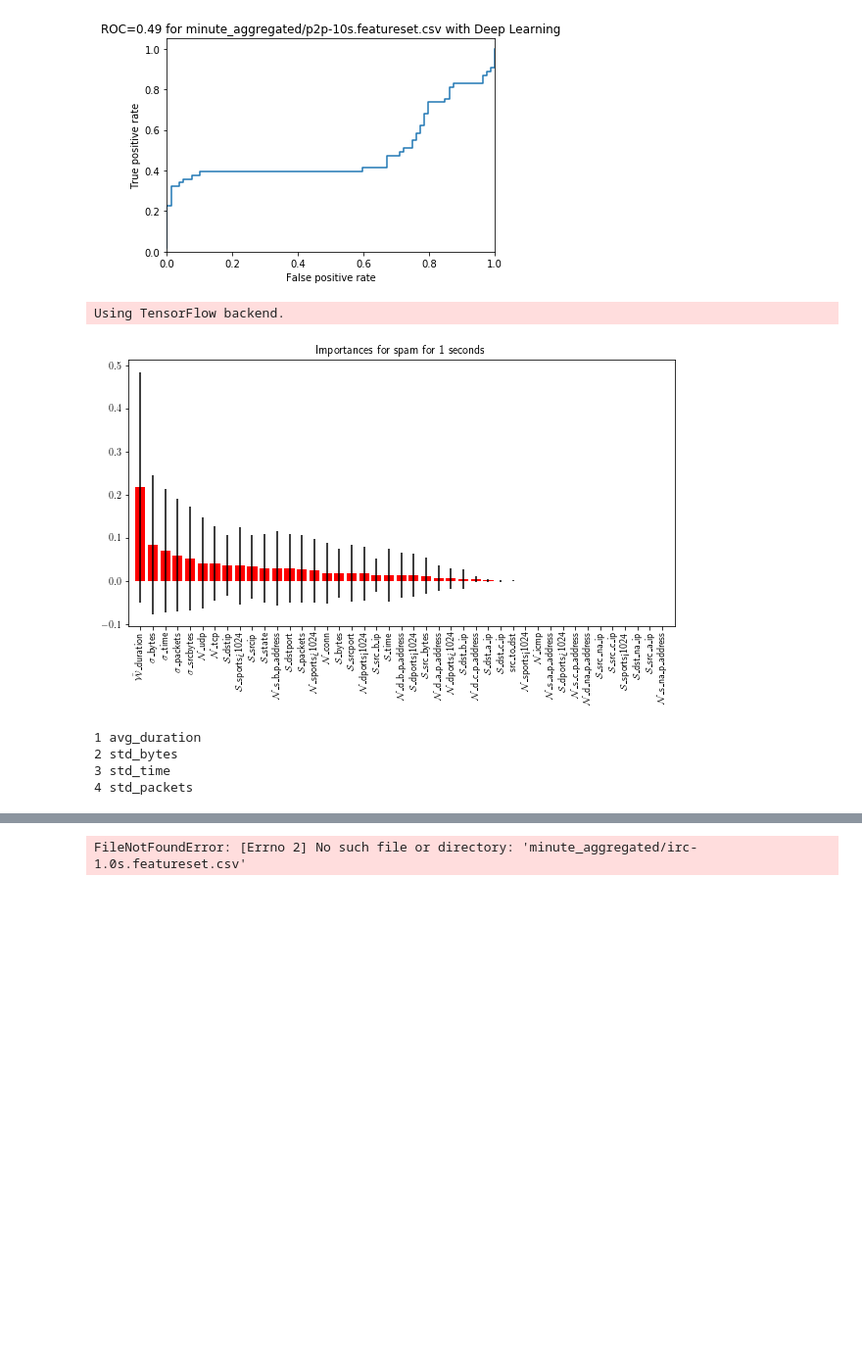
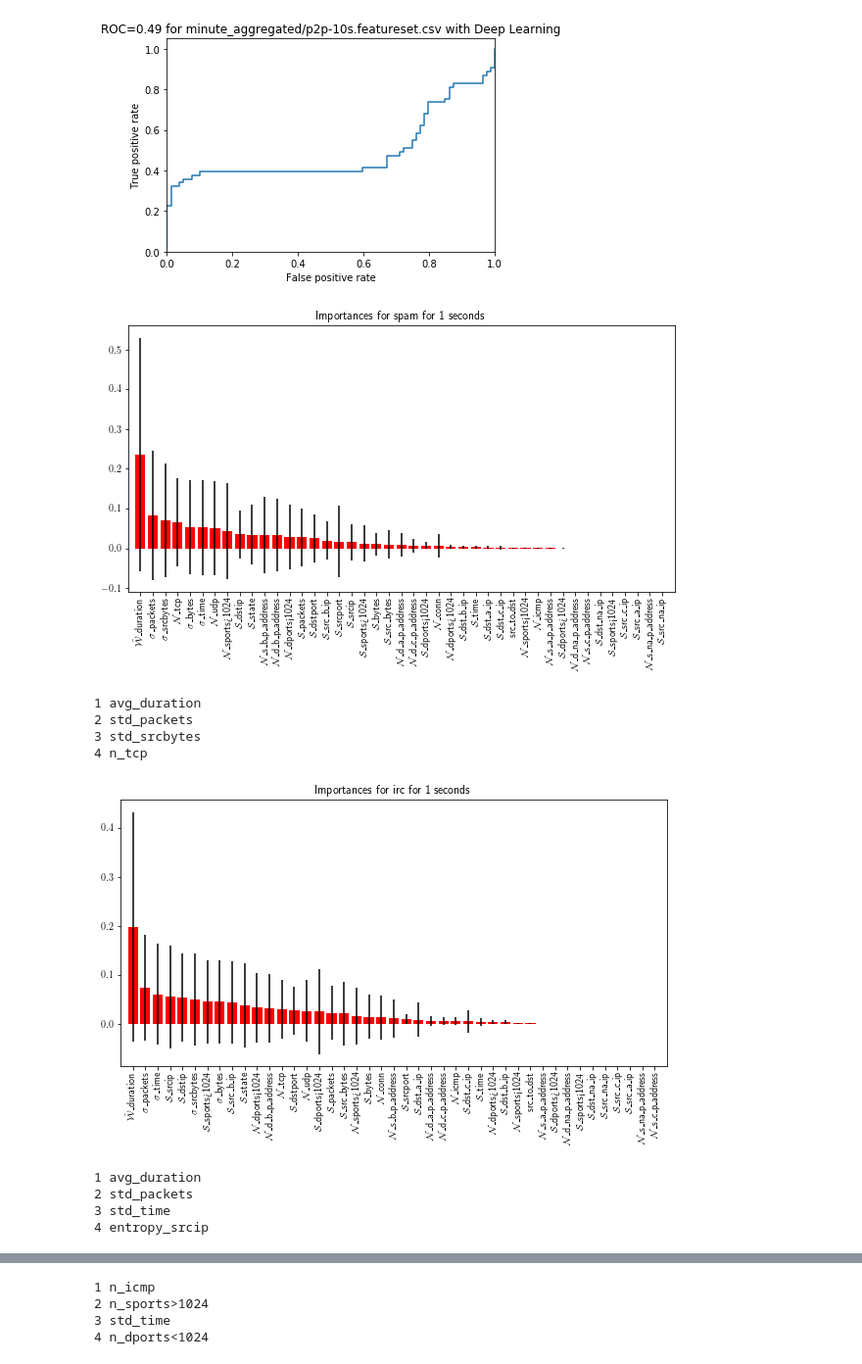
Before and after one commit to SpokenBanana/lambda-code, a Jupyter notebook: ddos-detection/Detecting Attacks.ipynb, the cells around one changed output, grey strips where cells are left out. Shown at 98% size. Cells and saved outputs as stored; diff of their text form; code cells hidden in the pictures; blank space fills up the shorter version.

```diff
--- a/ddos-detection/Detecting Attacks.ipynb
+++ b/ddos-detection/Detecting Attacks.ipynb
@@ -313,30 +319,34 @@ for f in files:
 # %%
 from plot_features import best_features
 from botnet_detection import get_specific_features_from, rf_train
 from summarizer import Summarizer
 import numpy as np
 
 attacks = ['spam', 'irc', 'ddos']
 files = [
     'minute_aggregated/spam-1s.featureset.csv',
-    'minute_aggregated/irc-1.0s.featureset.csv',
+    'minute_aggregated/irc-1s.featureset.csv',
     'minute_aggregated/ddos-0.01s.featureset.csv'
 ]
 
 for f in files:
     features = Summarizer().features
     xtrain, xtest, ytrain, ytest = get_specific_features_from(f, features)
     clf = rf_train(xtrain, ytrain)
     attack_interval = f.split('/')[-1].split('.')[0]
     attack = attack_interval.split('-')[0]
     interval = attack_interval.split('-')[1][:-1]
     indices = best_features(clf, np.array(xtrain), '{} for {} seconds'.format(attack, interval), features)
     for i, index in enumerate(indices[:4]):
         print(i+1, features[index])
 # %% [output]
+[figure, new version]
-Using TensorFlow backend.
+1 avg_duration
+2 std_packets
+3 std_srcbytes
+4 n_tcp
-[figure, old version]
+[figure, added]
 1 avg_duration
-2 std_bytes
+2 std_packets
 3 std_time
-4 std_packets
+4 entropy_srcip
@@ -343 +354,4 @@ Using TensorFlow backend.
-FileNotFoundError: [Errno 2] No such file or directory: 'minute_aggregated/irc-1.0s.featureset.csv'
+1 n_icmp
+2 n_sports>1024
+3 std_time
+4 n_dports<1024
```
Also changed, not shown: parts of 4 cells of this notebook, 2 other files.
